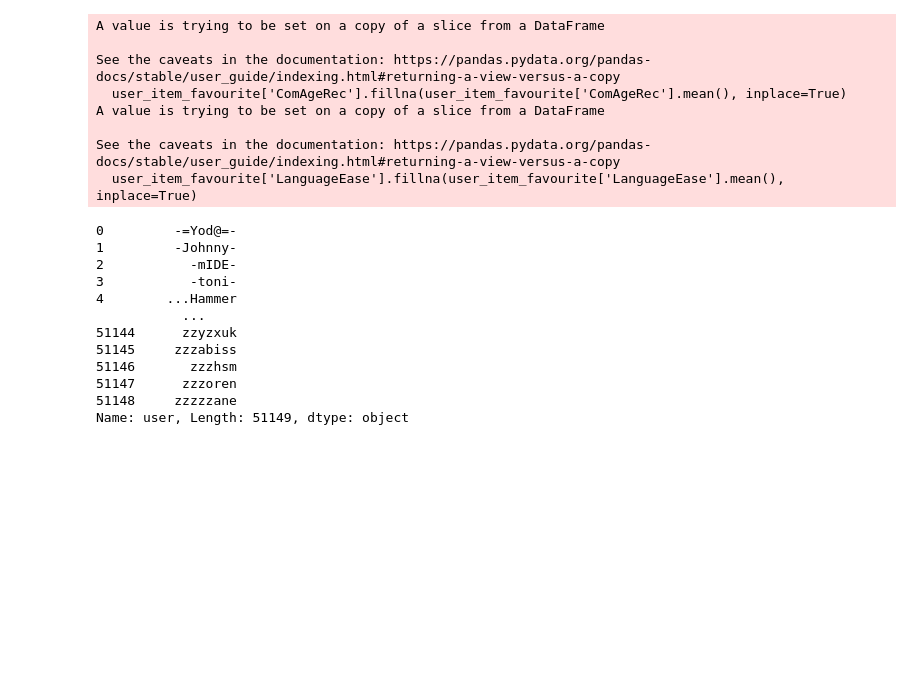
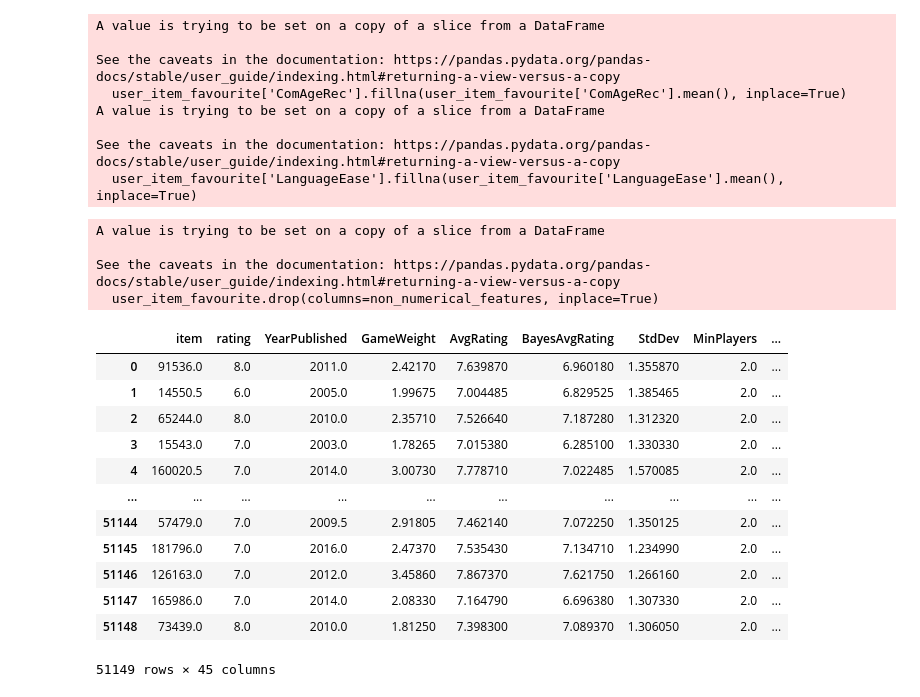
Before and after one commit to VitalijsTickovs/RecSys_Project, a Jupyter notebook: content-based-filtering.ipynb, the cells around one changed output. Drawn from its saved outputs; the diff is of its cells as text; code cells hidden in the pictures; blank space fills up the shorter version.

```diff
--- a/content-based-filtering.ipynb
+++ b/content-based-filtering.ipynb
@@ -113,15 +105,0 @@ user_representation_wnames = user_representation['user']
-# %%
-user_representation_wnames
-# %% [output]
-0         -=Yod@=-
-1         -Johnny-
-2           -mIDE-
-3           -toni-
-4        ...Hammer
-           ...
-51144      zzyzxuk
-51145     zzzabiss
-51146       zzzhsm
-51147      zzzoren
-51148     zzzzzane
-Name: user, Length: 51149, dtype: object
@@ -130,2 +106,25 @@ user_representation.drop(columns=['user'], inplace=True)
+# %%
+user_item_favourite.drop(columns=non_numerical_features, inplace=True)
+# %% [output]
+A value is trying to be set on a copy of a slice from a DataFrame
+
+See the caveats in the documentation: https://pandas.pydata.org/pandas-docs/stable/user_guide/indexing.html#returning-a-view-versus-a-copy
+  user_item_favourite.drop(columns=non_numerical_features, inplace=True)
+# %%
+user_representation
+# %% [output]
+|  | item | rating | YearPublished | GameWeight | AvgRating | BayesAvgRating | StdDev | MinPlayers | ... |
+| 0 | 91536.0 | 8.0 | 2011.0 | 2.42170 | 7.639870 | 6.960180 | 1.355870 | 2.0 | ... |
+| 1 | 14550.5 | 6.0 | 2005.0 | 1.99675 | 7.004485 | 6.829525 | 1.385465 | 2.0 | ... |
+| 2 | 65244.0 | 8.0 | 2010.0 | 2.35710 | 7.526640 | 7.187280 | 1.312320 | 2.0 | ... |
+| 3 | 15543.0 | 7.0 | 2003.0 | 1.78265 | 7.015380 | 6.285100 | 1.330330 | 2.0 | ... |
+| 4 | 160020.5 | 7.0 | 2014.0 | 3.00730 | 7.778710 | 7.022485 | 1.570085 | 2.0 | ... |
+| ... | ... | ... | ... | ... | ... | ... | ... | ... | ... |
+| 51144 | 57479.0 | 7.0 | 2009.5 | 2.91805 | 7.462140 | 7.072250 | 1.350125 | 2.0 | ... |
+| 51145 | 181796.0 | 7.0 | 2016.0 | 2.47370 | 7.535430 | 7.134710 | 1.234990 | 2.0 | ... |
+| 51146 | 126163.0 | 7.0 | 2012.0 | 3.45860 | 7.867370 | 7.621750 | 1.266160 | 2.0 | ... |
+| 51147 | 165986.0 | 7.0 | 2014.0 | 2.08330 | 7.164790 | 6.696380 | 1.307330 | 2.0 | ... |
+| 51148 | 73439.0 | 8.0 | 2010.0 | 1.81250 | 7.398300 | 7.089370 | 1.306050 | 2.0 | ... |
+51149 rows × 45 columns
 # %%
 time_start = time.time()
```
Also changed, not shown: parts of 24 cells of this notebook.
